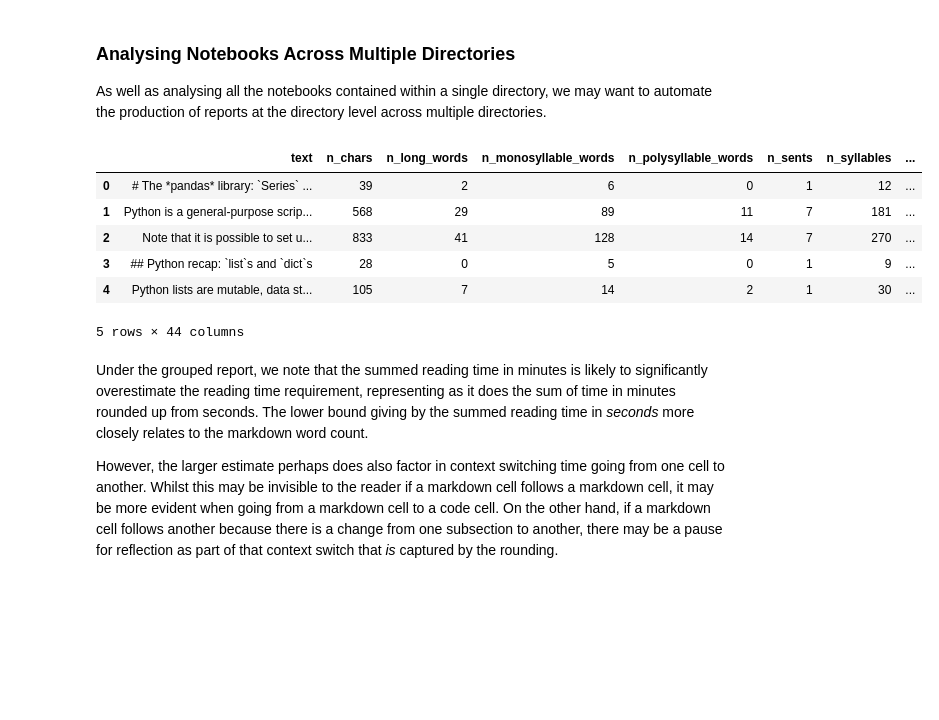
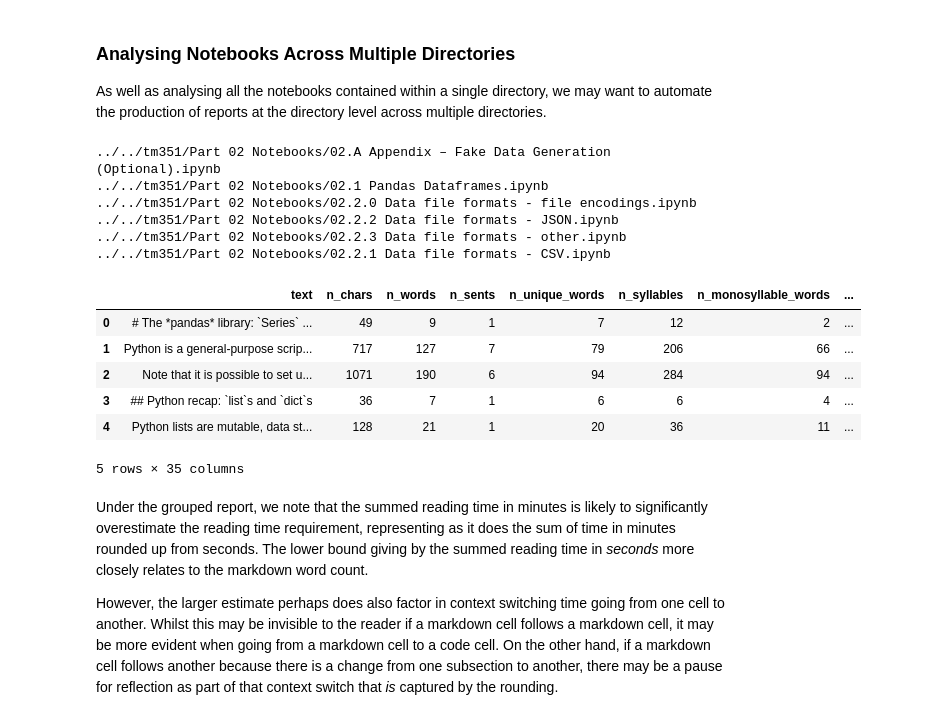
Before and after one commit to innovationOUtside/nb_quality_profile, a Jupyter notebook: notebook_profiler.ipynb, the cells around one changed output. Cells and saved outputs as stored; diff of their text form; code cells hidden in the pictures; blank space fills up the shorter version.

```diff
--- a/notebook_profiler.ipynb
+++ b/notebook_profiler.ipynb
@@ -70,7 +75,7 @@ Open and read a notebook, such as the associated test notebook:
 # %%
 import nbformat
 # %%
-TEST_NOTEBOOK = 'Notebook_profile_test.ipynb'
+TEST_NOTEBOOK = '../Notebook_profile_test.ipynb'
 with open(TEST_NOTEBOOK,'r') as f:
     nb = nbformat.reads(f.read(), as_version=4)
 # %% [markdown]
@@ -910,17 +845,17 @@ total_report['reading_time_mins'].sum()
 # %% [markdown]
 Let's also create a function to profile a notebook from a file:
 # %%
+# This function is defined locally within the jupytext notrebook view
+# THe py package version is below and is the full code and md cell processor
 def process_notebook_file(fn):
     """Grab cell level statistics across a whole notebook."""
+    nb = get_nb(fn, display_path=True)
+    try:
+        cell_reports = process_notebook_md(nb, fn=fn)
+    except:
+        print(f'FAILED to process {fn}')
+        cell_reports = pd.DataFrame()
 
-    with open(fn,'r') as f:
-        try:
-            nb = nbformat.reads(f.read(), as_version=4)
-            cell_reports = process_notebook_md(nb, fn=fn)
-        except:
-            print(f'FAILED to process {fn}')
-            cell_reports = pd.DataFrame()
-
-        cell_reports.reset_index(drop=True, inplace=True)
-        return cell_reports
+    cell_reports.reset_index(drop=True, inplace=True)
+    return cell_reports
 # %% [markdown]
@@ -973,37 +914,46 @@ def nb_multidir_profiler(path, exclude = 'default'):
     if exclude == 'default':
         exclude_paths = ['.ipynb_checkpoints', '.git', '.ipynb', '__MACOSX']
     else:
-        #If we set exclude, we need to pass it as a list
+        # If we set exclude, we need to pass it as a list
         exclude_paths = exclude
     nb_multidir_report = pd.DataFrame()
     for _path, dirs, files in os.walk(path):
-        #Start walking...
-        #If we're in a directory that is not excluded...
+        # Start walking...
+        # If we're in a directory that is not excluded...
         if not set(exclude_paths).intersection(set(_path.split('/'))):
-            #Profile that directory...
+            # Profile that directory...
             nb_dir_report = pd.DataFrame()
             for _f in files:
-                nb_dir_report = nb_dir_report.append( _nb_dir_file_profiler(_path, _f), sort=False )
+                # nb_dir_report = nb_dir_report.append( _nb_dir_file_profiler(_path, _f), sort=False )
+                _df = _nb_dir_file_profiler(_path, _f)
+                nb_dir_report = safe_concat([nb_dir_report,_df])
             if not nb_dir_report.empty:
                 nb_dir_report['path'] = _path
-                nb_multidir_report = nb_multidir_report.append(nb_dir_report, sort=False)
+                # nb_multidir_report = nb_multidir_report.append(nb_dir_report, sort=False)
+                nb_multidir_report =safe_concat([nb_multidir_report, nb_dir_report])
+    if not nb_multidir_report.empty:
+        nb_multidir_report = nb_multidir_report.sort_values(by=['path', 'filename'])
 
-    nb_multidir_report = nb_multidir_report.sort_values(by=['path', 'filename'])
-
-    nb_multidir_report.reset_index(drop=True, inplace=True)
+        nb_multidir_report.reset_index(drop=True, inplace=True)
 
     return nb_multidir_report
 # %%
-ddf = nb_multidir_profiler(TEST_DIR)
+ddf = nb_multidir_profiler('../../tm351/Part 02 Notebooks')
 ddf.head()
 # %% [output]
+../../tm351/Part 02 Notebooks/02.A Appendix – Fake Data Generation (Optional).ipynb
+../../tm351/Part 02 Notebooks/02.1 Pandas Dataframes.ipynb
+../../tm351/Part 02 Notebooks/02.2.0 Data file formats - file encodings.ipynb
+../../tm351/Part 02 Notebooks/02.2.2 Data file formats - JSON.ipynb
+../../tm351/Part 02 Notebooks/02.2.3 Data file formats - other.ipynb
+../../tm351/Part 02 Notebooks/02.2.1 Data file formats - CSV.ipynb
-|  | text | n_chars | n_long_words | n_monosyllable_words | n_polysyllable_words | n_sents | n_syllables | ... |
-| 0 | # The *pandas* library: `Series` ... | 39 | 2 | 6 | 0 | 1 | 12 | ... |
-| 1 | Python is a general-purpose scrip... | 568 | 29 | 89 | 11 | 7 | 181 | ... |
-| 2 | Note that it is possible to set u... | 833 | 41 | 128 | 14 | 7 | 270 | ... |
-| 3 | ## Python recap: `list`s and `dict`s | 28 | 0 | 5 | 0 | 1 | 9 | ... |
-| 4 | Python lists are mutable, data st... | 105 | 7 | 14 | 2 | 1 | 30 | ... |
+|  | text | n_chars | n_words | n_sents | n_unique_words | n_syllables | n_monosyllable_words | ... |
+| 0 | # The *pandas* library: `Series` ... | 49 | 9 | 1 | 7 | 12 | 2 | ... |
+| 1 | Python is a general-purpose scrip... | 717 | 127 | 7 | 79 | 206 | 66 | ... |
+| 2 | Note that it is possible to set u... | 1071 | 190 | 6 | 94 | 284 | 94 | ... |
+| 3 | ## Python recap: `list`s and `dict`s | 36 | 7 | 1 | 6 | 6 | 4 | ... |
+| 4 | Python lists are mutable, data st... | 128 | 21 | 1 | 20 | 36 | 11 | ... |
-5 rows × 44 columns
+5 rows × 35 columns
 # %% [markdown]
 Under the grouped report, we note that the summed reading time in minutes is likely to significantly overestimate the reading time requirement, representing as it does the sum of time in minutes rounded up from seconds. The lower bound giving by the summed reading time in *seconds* more closely relates to the markdown word count.
 
```
Also changed, not shown: parts of 97 cells of this notebook, 1 other file.
